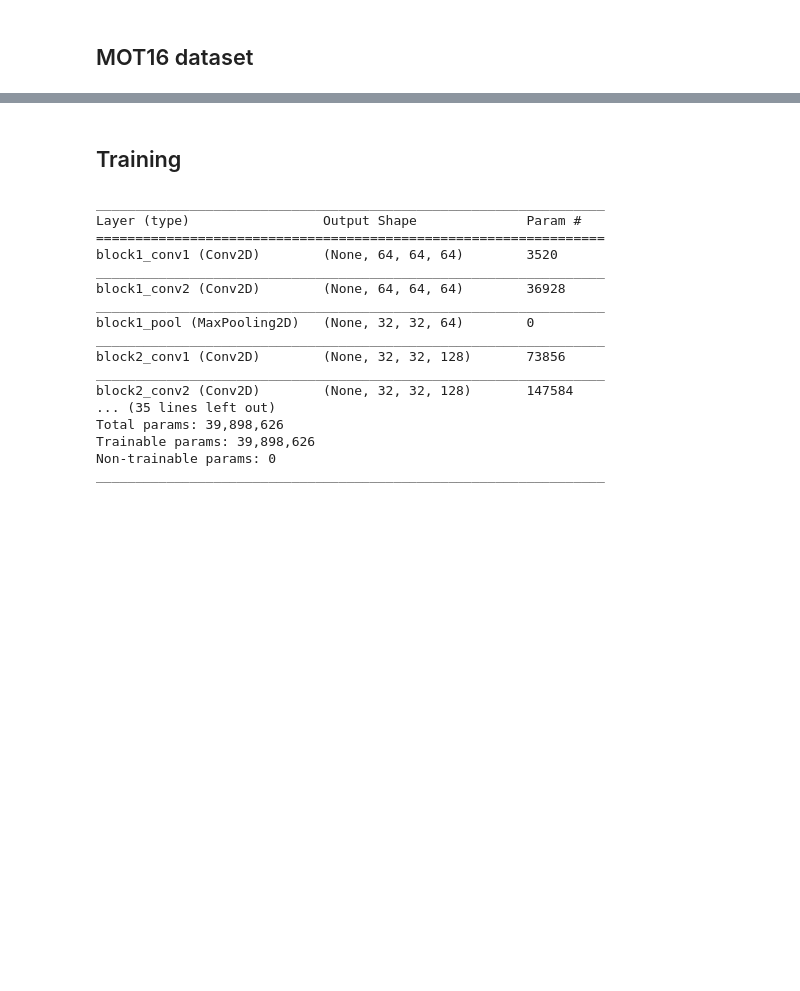
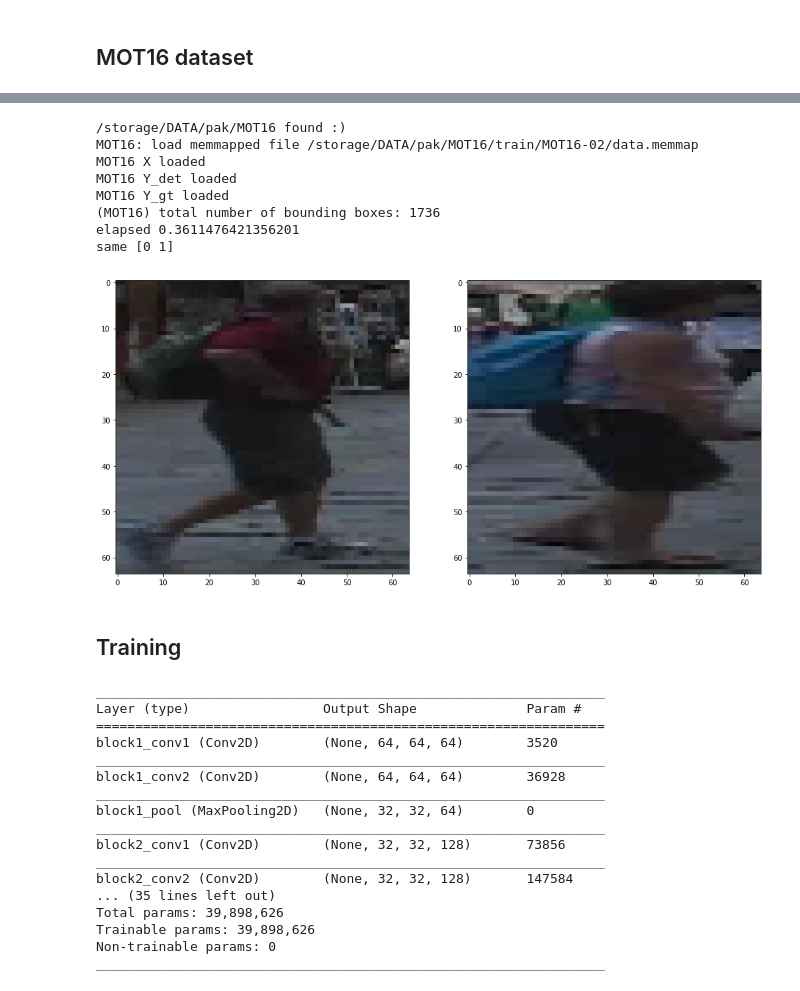
Before and after one commit to jutanke/person_reid, a Jupyter notebook: train.ipynb, the cells around one changed output, grey strips where cells are left out. Cells and saved outputs as stored; diff of their text form; code cells hidden in the pictures; blank space fills up the shorter version.

```diff
--- a/train.ipynb
+++ b/train.ipynb
@@ -160,3 +90,32 @@ MOT16 Y_gt loaded
+# %%
+from reid.data import MOT16Sampler
+
+mot_sampler = MOT16Sampler(root, 64, 64)
+
+
+_start = time()
+x, y = mot_sampler.sample()
+_end = time()
+print('elapsed', _end - _start)
+
+print('same', y[0])
+
+fig = plt.figure(figsize=(16,8))
+ax = fig.add_subplot(121)
+ax.imshow(x[0,:,:,0:3].astype('uint8'))
+ax = fig.add_subplot(122)
+ax.imshow(x[0,:,:,3:6].astype('uint8'))
+plt.show()
+# %% [output]
+/storage/DATA/pak/MOT16 found :)
+MOT16: load memmapped file /storage/DATA/pak/MOT16/train/MOT16-02/data.memmap
+MOT16 X loaded
+MOT16 Y_det loaded
+MOT16 Y_gt loaded
+(MOT16) total number of bounding boxes: 1736
+elapsed 0.3611476421356201
+same [0 1]
+[figure, added]
 # %% [markdown]
 ## Training
 # %%
```
Also changed, not shown: parts of 3 cells of this notebook, 1 other file.
